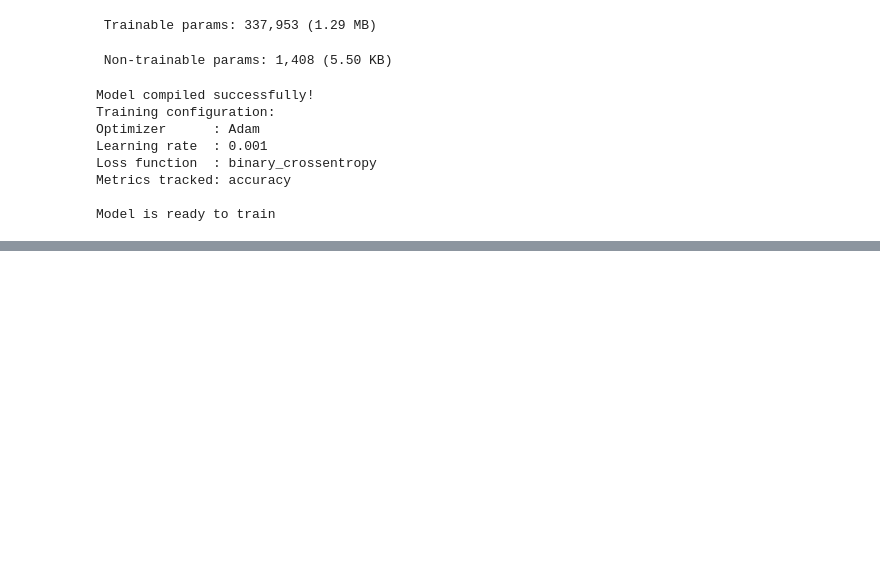
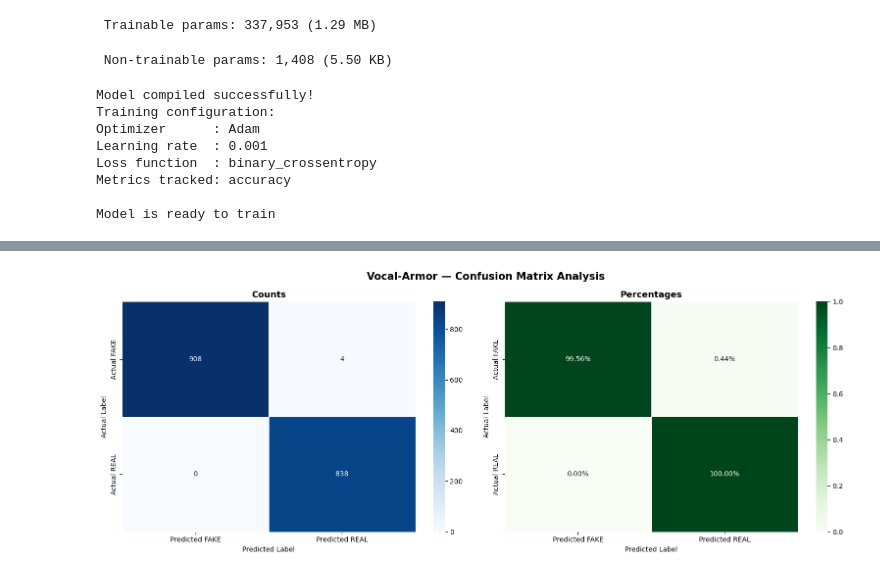
Before and after one commit to Surabhi0055/vocal-armor, a Jupyter notebook: notebooks/02_model_training.ipynb, the cells around one changed output, grey strips where cells are left out. Saved outputs shown, nothing was run; the diff lists cells and outputs as text; code cells hidden in the pictures; blank space fills up the shorter version.

```diff
--- a/notebooks/02_model_training.ipynb
+++ b/notebooks/02_model_training.ipynb
@@ -309,0 +481,16 @@ Model is ready to train
+# %%
+print(f"Loading best model from: {MODEL_SAVE_PATH}")
+
+best_model = keras.models.load_model(str(MODEL_SAVE_PATH))
+
+print("Model loaded successfully!")
+print()
+
+# Quick sanity check — evaluate on validation set
+val_loss, val_accuracy = best_model.evaluate(val_generator, verbose=0)
+
+print(f"Best Model — Validation Performance:")
+print(f"Validation Loss : {val_loss:.4f}")
+print(f"Validation Accuracy : {val_accuracy:.4f} ({val_accuracy*100:.2f}%)")
+print()
+print("This is the model we will use for all evaluations below.")
@@ -309,0 +554,59 @@ Model is ready to train
+# %%
+# Compute confusion matrix
+cm           = confusion_matrix(y_true, y_pred)
+class_names  = list(test_generator.class_indices.keys())  # ['fake', 'real']
+
+# Plot confusion matrix
+fig, axes = plt.subplots(1, 2, figsize=(16, 6))
+fig.suptitle("Vocal-Armor — Confusion Matrix Analysis",
+             fontsize=15, fontweight="bold")
+
+# Raw counts
+sns.heatmap(
+    cm,
+    annot = True,
+    fmt = 'd',
+    cmap = 'Blues',
+    xticklabels = [f'Predicted {c.upper()}' for c in class_names],
+    yticklabels = [f'Actual {c.upper()}'    for c in class_names],
+    ax = axes[0],
+    linewidths  = 0.5
+)
+axes[0].set_title('Counts', fontsize=13, fontweight='bold')
+axes[0].set_ylabel('Actual Label')
+axes[0].set_xlabel('Predicted Label')
+
+# Normalized (percentages)
+cm_norm = cm.astype('float') / cm.sum(axis=1)[:, np.newaxis]
+sns.heatmap(
+    cm_norm,
+    annot = True,
+    fmt = '.2%',
+    cmap = 'Greens',
+    xticklabels = [f'Predicted {c.upper()}' for c in class_names],
+    yticklabels = [f'Actual {c.upper()}'    for c in class_names],
+    ax = axes[1],
+    linewidths  = 0.5
+)
+axes[1].set_title('Percentages', fontsize=13, fontweight='bold')
+axes[1].set_ylabel('Actual Label')
+axes[1].set_xlabel('Predicted Label')
+
+plt.tight_layout()
+save_path = RESULTS_DIR / "08_confusion_matrix.png"
+plt.savefig(save_path, dpi=150, bbox_inches="tight")
+plt.show()
+print(f"Saved to: {save_path}")
+
+# ── Extract individual numbers ────────────────────────────────────────────
+tn, fp, fn, tp = cm.ravel()
+print()
+print("Confusion Matrix Breakdown:")
+print(f"True  Negative (Correctly caught FAKE) : {tn:,} ")
+print(f"False Positive (FAKE called REAL)      : {fp:,}")
+print(f"False Negative (REAL called FAKE)      : {fn:,}")
+print(f"True  Positive (Correctly kept REAL)   : {tp:,}")
+print()
+print(f"Missed deepfakes (False Negatives)  : {fn:,} ")
+# %% [output]
+[figure, added]
```
Also changed, not shown: parts of 16 cells of this notebook, 4 other files.
